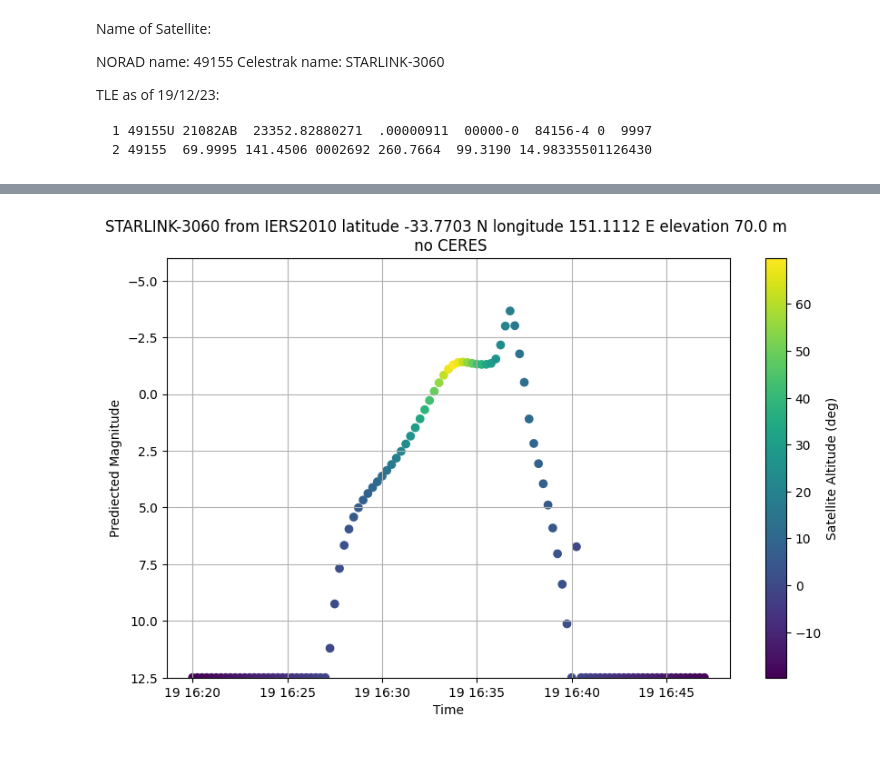
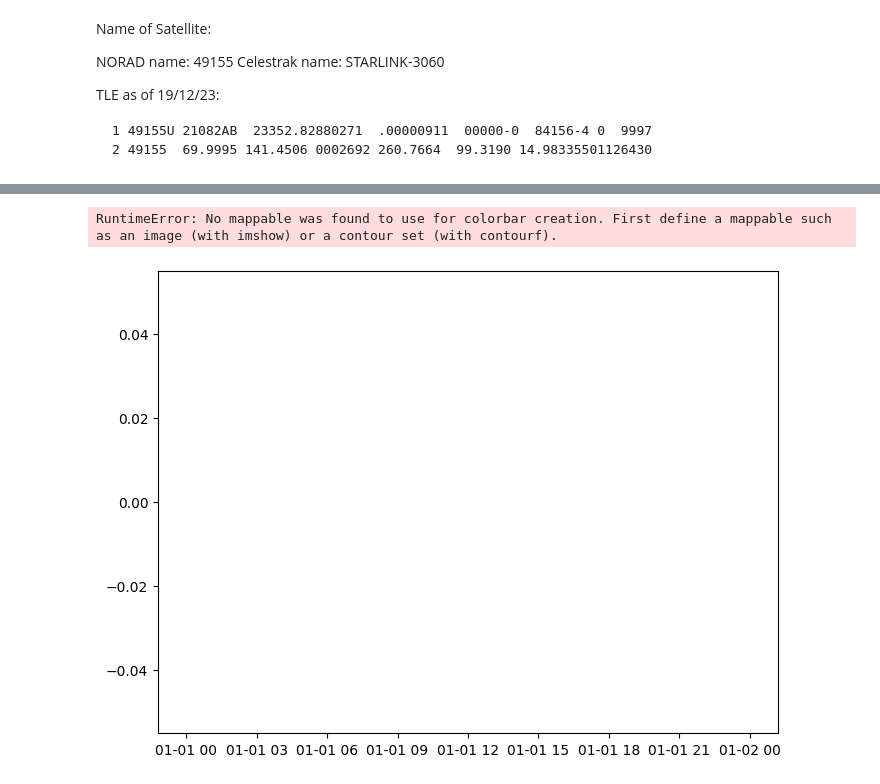
Before and after one commit to Physarah/satellite-optical-brightness, a Jupyter notebook: daytime/sat_pass_prediction.ipynb, the cells around one changed output, grey strips where cells are left out. Drawn from its saved outputs; the diff is of its cells as text; code cells hidden in the pictures; blank space fills up the shorter version.

```diff
--- a/daytime/sat_pass_prediction.ipynb
+++ b/daytime/sat_pass_prediction.ipynb
@@ -154,17 +156,16 @@ for i, (sat_alt, sat_az, sat_h, time) in \
 magnitudes_diffuse_sphere = lumos.conversions.intensity_to_ab_mag(intensities_diffuse_sphere)
 magnitudes_lab_brdfs = lumos.conversions.intensity_to_ab_mag(intensities_lab_brdfs)
 magnitudes_inferred_brdfs = lumos.conversions.intensity_to_ab_mag(intensities_inferred_brdfs)
-# %%
-plt.figure(figsize=(10, 6))
-plt.scatter(times_datetime, magnitudes_lab_brdfs, c = satellite_altitudes)
-plt.colorbar(label = "Satellite Altitude (deg)")
-#plt.plot(times_datetime, azimuths, label="Azimuth")
-plt.xlabel("Time")
-plt.ylabel("Prediected Magnitude")
-plt.ylim(12.5,-6)
-plt.title(f"{satellite.name} from {observer_location} \n no CERES")
-plt.grid()
-plt.savefig('/Users/physarah/Desktop/test_sat_brightness_plot.png')
-# %% [output]
-[figure, removed]
+# %%
+plt.figure(figsize=(8, 6))
+plt.plot(times_datetime, magnitudes_lab_brdfs+10, label = 'Starlink', color = 'black', ls = '--')
+plt.colorbar(label = "Satellite Altitude (deg)")
+plt.xlabel("Time")
+plt.legend()
+plt.ylabel("Prediected Magnitude")
+plt.title("Huntsman Observed ISS vs Forrest Starlink")
+plt.grid()
+# %% [output]
+RuntimeError: No mappable was found to use for colorbar creation. First define a mappable such as an image (with imshow) or a contour set (with contourf).
+[figure, added]
 # %%
```
Also changed, not shown: parts of 8 cells of this notebook, 12 other files.
